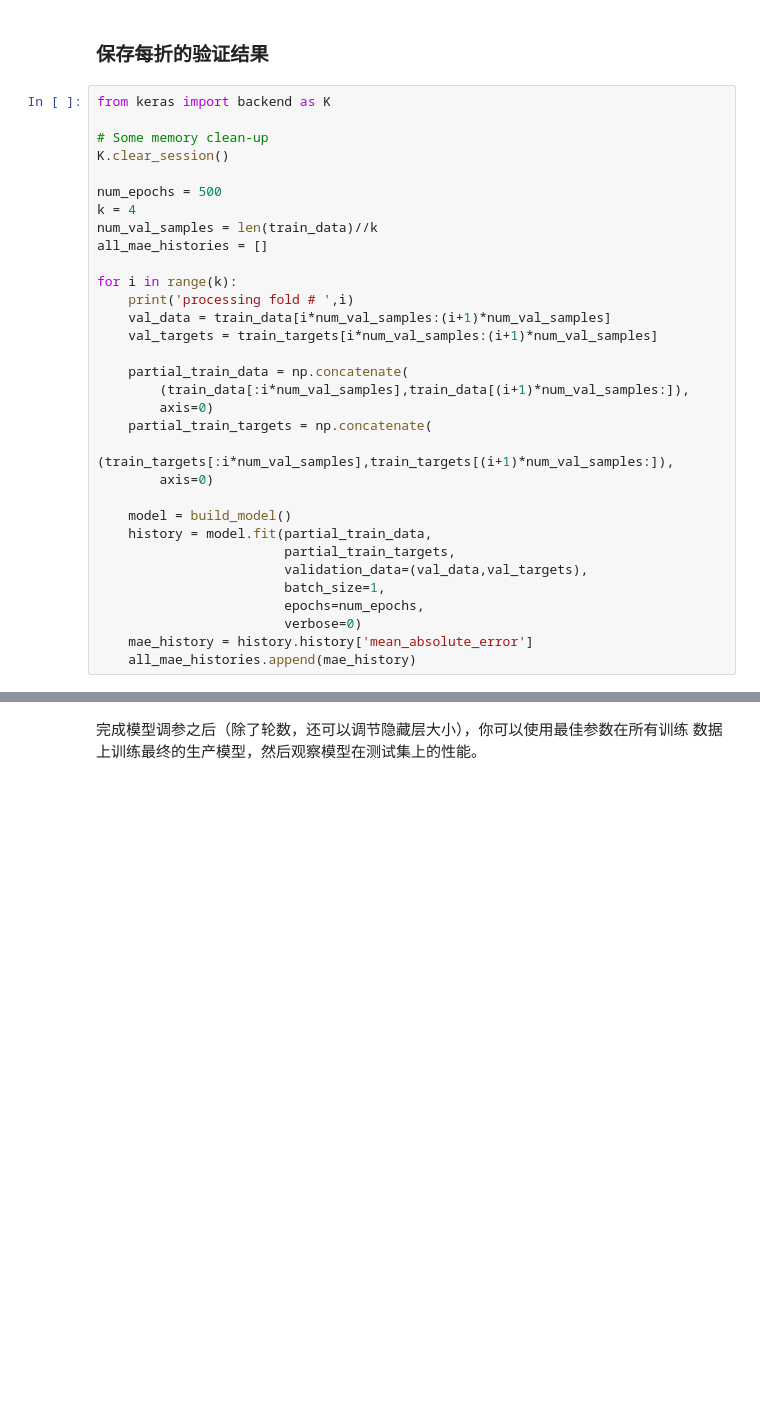
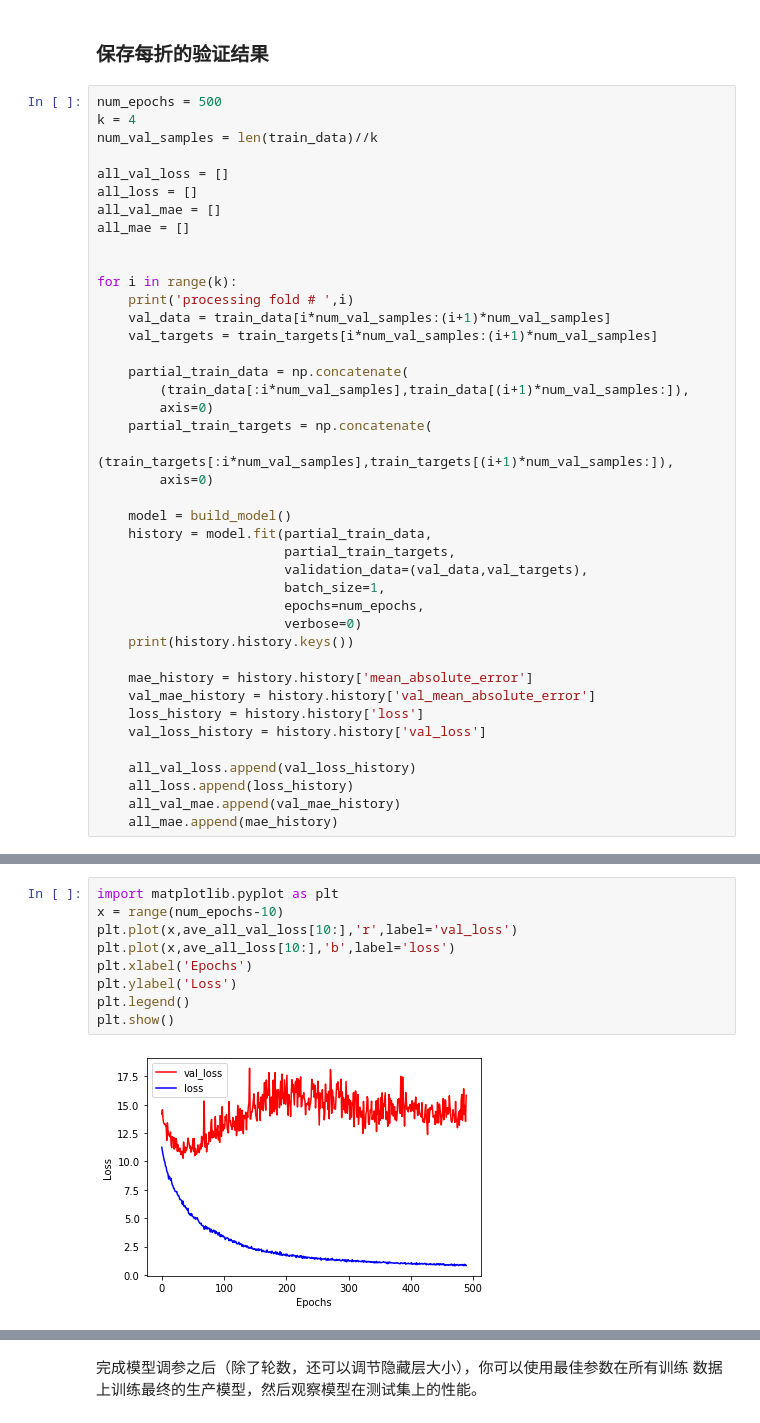
Before and after one commit to xuyagang/DeepLearning, a Jupyter notebook: 02_Deep Learning with Python/3.6_预测房价_回归问题.ipynb, the cells around one changed output, grey strips where cells are left out. Cells and saved outputs as stored; diff of their text form; blank space fills up the shorter version.

```diff
--- a/02_Deep Learning with Python/3.6_预测房价_回归问题.ipynb
+++ b/02_Deep Learning with Python/3.6_预测房价_回归问题.ipynb
@@ -169,15 +173,15 @@ np.mean(all_scores)
 # %% [markdown]
 ### 保存每折的验证结果
 # %%
-from keras import backend as K
-
-# Some memory clean-up
-K.clear_session()
-
 num_epochs = 500
 k = 4
 num_val_samples = len(train_data)//k
-all_mae_histories = []
+
+all_val_loss = []
+all_loss = []
+all_val_mae = []
+all_mae = []
+
 
 for i in range(k):
     print('processing fold # ',i)
@@ -198,7 +202,16 @@ for i in range(k):
                         batch_size=1,
                         epochs=num_epochs,
                         verbose=0)
+    print(history.history.keys())
+
     mae_history = history.history['mean_absolute_error']
-    all_mae_histories.append(mae_history)
+    val_mae_history = history.history['val_mean_absolute_error']
+    loss_history = history.history['loss']
+    val_loss_history = history.history['val_loss']
+
+    all_val_loss.append(val_loss_history)
+    all_loss.append(loss_history)
+    all_val_mae.append(val_mae_history)
+    all_mae.append(mae_history)
 # %% [output]
 processing fold #  0
@@ -235,0 +241,11 @@ len(average_mae_history)
+# %%
+import matplotlib.pyplot as plt
+x = range(num_epochs-10)
+plt.plot(x,ave_all_val_loss[10:],'r',label='val_loss')
+plt.plot(x,ave_all_loss[10:],'b',label='loss')
+plt.xlabel('Epochs')
+plt.ylabel('Loss')
+plt.legend()
+plt.show()
+# %% [output]
+[figure, added]
```
Also changed, not shown: parts of 21 cells of this notebook, 25 other files.
